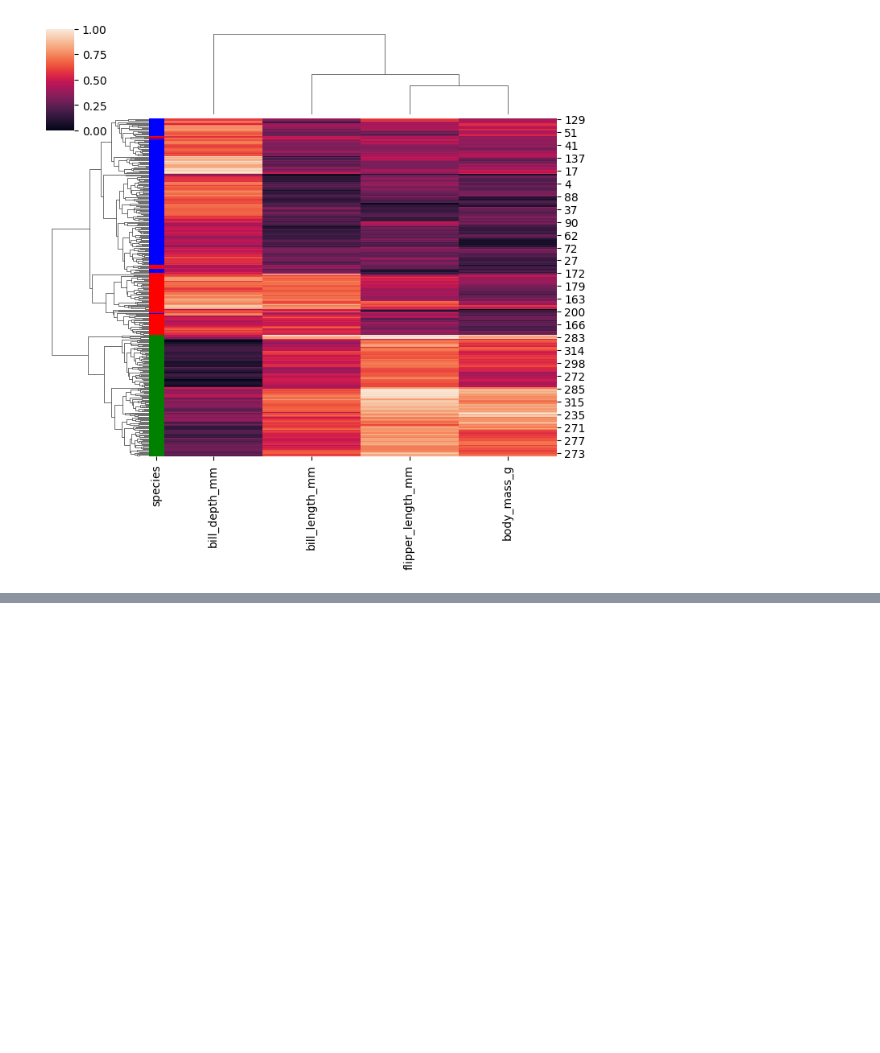
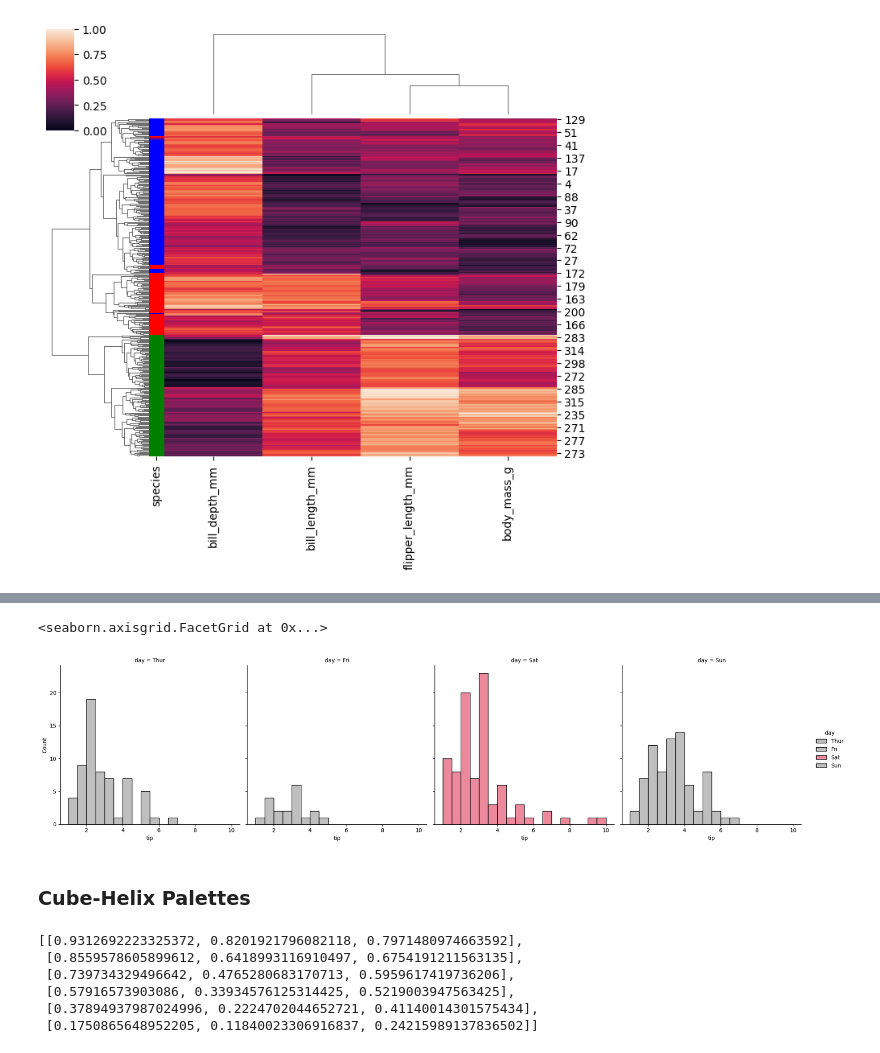
Before and after one commit to akshayyewle/Python, a Jupyter notebook: 05 Searbon Tutorial/Python Code 00.ipynb, the cells around one changed output, grey strips where cells are left out. Saved outputs shown, nothing was run; the diff lists cells and outputs as text; code cells hidden in the pictures; blank space fills up the shorter version.

```diff
--- a/05 Searbon Tutorial/Python Code 00.ipynb
+++ b/05 Searbon Tutorial/Python Code 00.ipynb
@@ -315,0 +585,18 @@ sns.clustermap(data=penguins.select_dtypes('number').dropna(),standard_scale=Tru
+# %%
+# Displot With Custom Higlighting Palette
+sns.displot(tips,x='tip',hue='day',col='day',palette=Color_Palette_01)
+# %% [output]
+<seaborn.axisgrid.FacetGrid at 0x...>
+[figure, added]
+# %% [markdown]
+### **Cube-Helix Palettes**
+# %%
+# Default Cube-Helix Palette
+sns.cubehelix_palette()
+# %% [output]
+[[0.9312692223325372, 0.8201921796082118, 0.7971480974663592],
+ [0.8559578605899612, 0.6418993116910497, 0.6754191211563135],
+ [0.739734329496642, 0.4765280683170713, 0.5959617419736206],
+ [0.57916573903086, 0.33934576125314425, 0.5219003947563425],
+ [0.37894937987024996, 0.2224702044652721, 0.41140014301575434],
+ [0.1750865648952205, 0.11840023306916837, 0.24215989137836502]]
```
Also changed, not shown: parts of 61 cells of this notebook.
